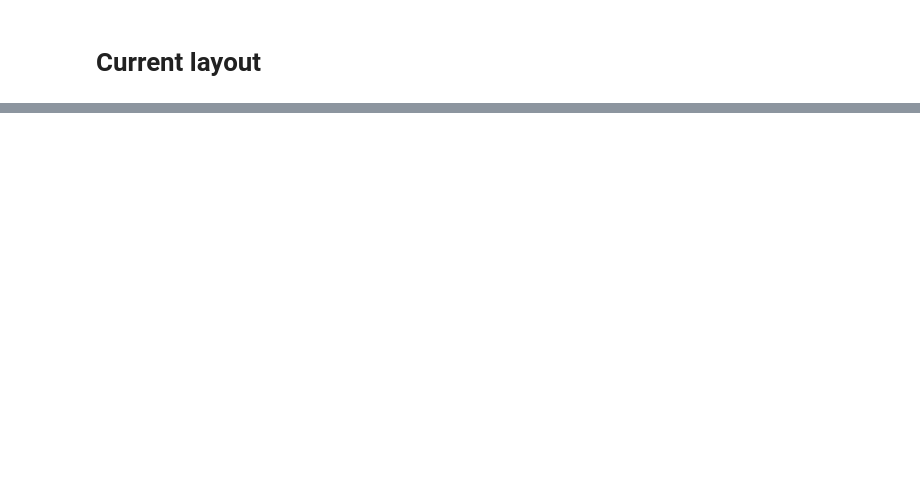
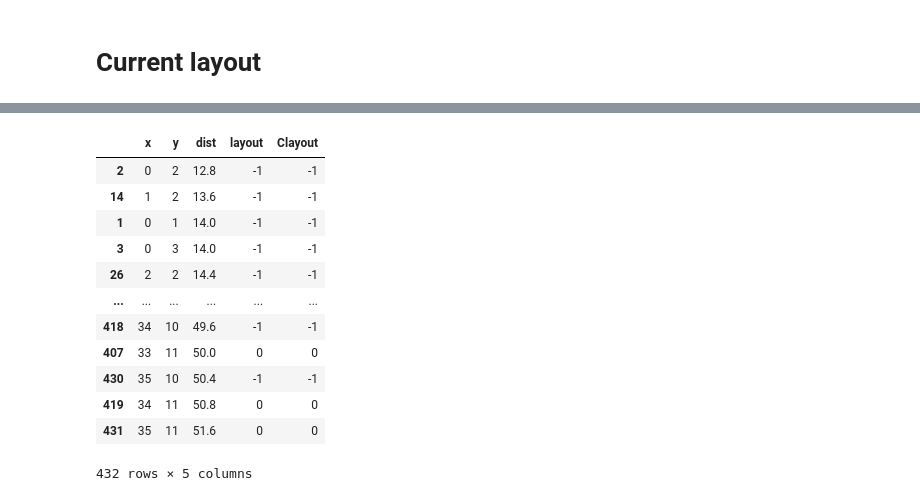
Before and after one commit to KevinLuo41/Layout-Optimizer-ISYE-6202-Project, a Jupyter notebook: Simulator/Simulator.ipynb, the cells around one changed output, grey strips where cells are left out. Cells and saved outputs as stored; diff of their text form; code cells hidden in the pictures; blank space fills up the shorter version.

```diff
--- a/Simulator/Simulator.ipynb
+++ b/Simulator/Simulator.ipynb
@@ -384,0 +395,16 @@ model_in[model_in["storage"]>1]
+# %%
+layout_mat.sort_values(by="dist")
+# %% [output]
+|  | x | y | dist | layout | Clayout |
+| 2 | 0 | 2 | 12.8 | -1 | -1 |
+| 14 | 1 | 2 | 13.6 | -1 | -1 |
+| 1 | 0 | 1 | 14.0 | -1 | -1 |
+| 3 | 0 | 3 | 14.0 | -1 | -1 |
+| 26 | 2 | 2 | 14.4 | -1 | -1 |
+| ... | ... | ... | ... | ... | ... |
+| 418 | 34 | 10 | 49.6 | -1 | -1 |
+| 407 | 33 | 11 | 50.0 | 0 | 0 |
+| 430 | 35 | 10 | 50.4 | -1 | -1 |
+| 419 | 34 | 11 | 50.8 | 0 | 0 |
+| 431 | 35 | 11 | 51.6 | 0 | 0 |
+432 rows × 5 columns
```
Also changed, not shown: parts of 21 cells of this notebook, 1 other file.
